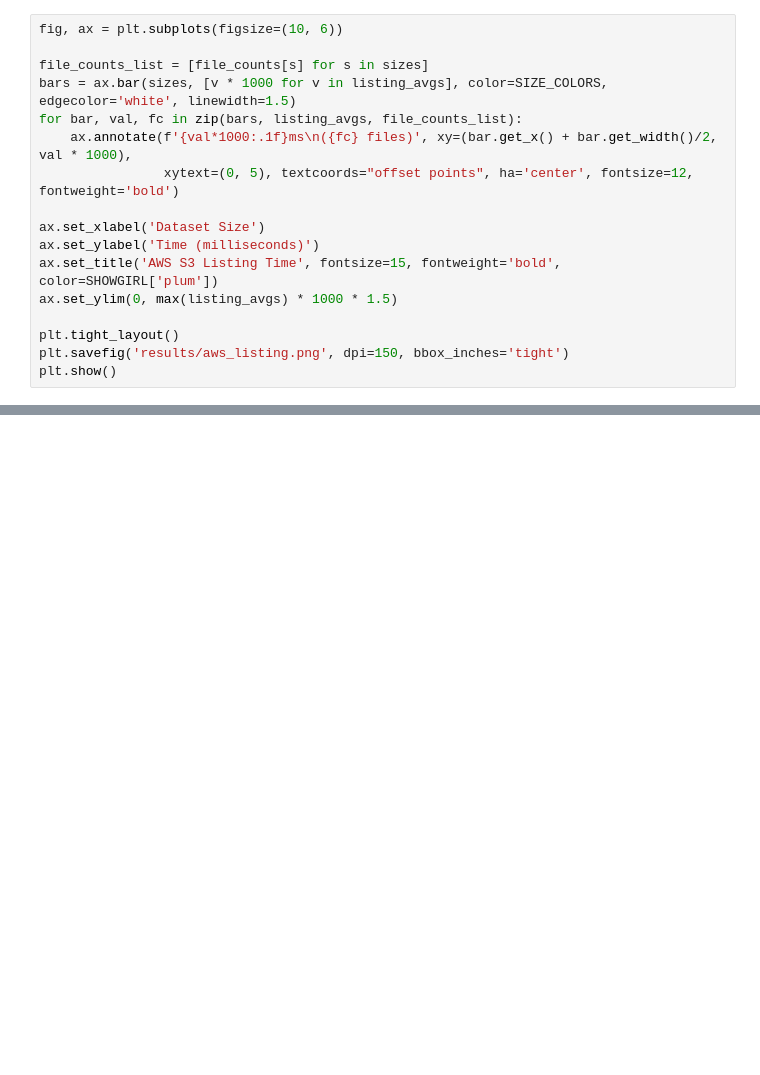
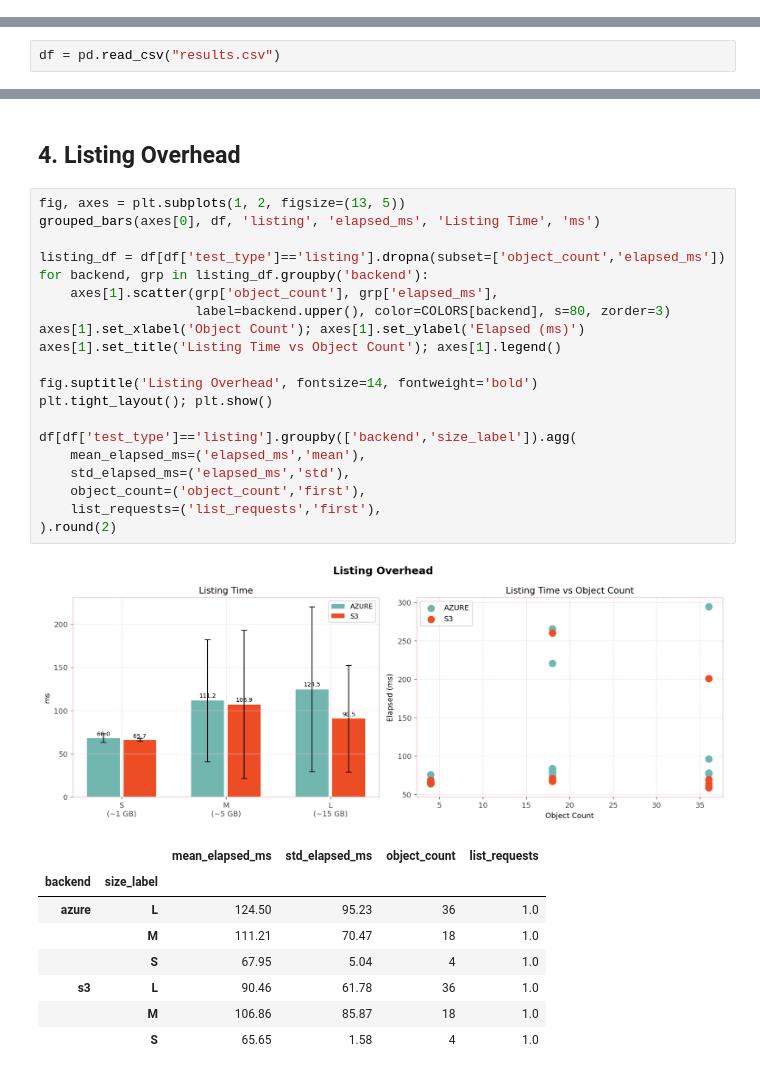
Before and after one commit to em-cd/ccbd-manifest-based-publishing, a Jupyter notebook: analysis.ipynb, the cells around one changed output, grey strips where cells are left out. Drawn from its saved outputs; the diff is of its cells as text; blank space fills up the shorter version.

```diff
--- a/analysis.ipynb
+++ b/analysis.ipynb
@@ -226,17 +0,0 @@ plt.show()
-# %%
-fig, ax = plt.subplots(figsize=(10, 6))
-
-file_counts_list = [file_counts[s] for s in sizes]
-bars = ax.bar(sizes, [v * 1000 for v in listing_avgs], color=SIZE_COLORS, edgecolor='white', linewidth=1.5)
-for bar, val, fc in zip(bars, listing_avgs, file_counts_list):
-    ax.annotate(f'{val*1000:.1f}ms\n({fc} files)', xy=(bar.get_x() + bar.get_width()/2, val * 1000),
-                xytext=(0, 5), textcoords="offset points", ha='center', fontsize=12, fontweight='bold')
-
-ax.set_xlabel('Dataset Size')
-ax.set_ylabel('Time (milliseconds)')
-ax.set_title('AWS S3 Listing Time', fontsize=15, fontweight='bold', color=SHOWGIRL['plum'])
-ax.set_ylim(0, max(listing_avgs) * 1000 * 1.5)
-
-plt.tight_layout()
-plt.savefig('results/aws_listing.png', dpi=150, bbox_inches='tight')
-plt.show()
@@ -578,0 +85,2 @@ L      Download     21.2         40.0         1.9       x
+# %%
+df = pd.read_csv("results.csv")
@@ -578,0 +232,32 @@ L      Download     21.2         40.0         1.9       x
+# %% [markdown]
+## 4. Listing Overhead
+# %%
+fig, axes = plt.subplots(1, 2, figsize=(13, 5))
+grouped_bars(axes[0], df, 'listing', 'elapsed_ms', 'Listing Time', 'ms')
+
+listing_df = df[df['test_type']=='listing'].dropna(subset=['object_count','elapsed_ms'])
+for backend, grp in listing_df.groupby('backend'):
+    axes[1].scatter(grp['object_count'], grp['elapsed_ms'],
+                    label=backend.upper(), color=COLORS[backend], s=80, zorder=3)
+axes[1].set_xlabel('Object Count'); axes[1].set_ylabel('Elapsed (ms)')
+axes[1].set_title('Listing Time vs Object Count'); axes[1].legend()
+
+fig.suptitle('Listing Overhead', fontsize=14, fontweight='bold')
+plt.tight_layout(); plt.show()
+
+df[df['test_type']=='listing'].groupby(['backend','size_label']).agg(
+    mean_elapsed_ms=('elapsed_ms','mean'),
+    std_elapsed_ms=('elapsed_ms','std'),
+    object_count=('object_count','first'),
+    list_requests=('list_requests','first'),
+).round(2)
+# %% [output]
+[figure, added]
+|  |  | mean_elapsed_ms | std_elapsed_ms | object_count | list_requests |
+| backend | size_label |  |  |  |  |
+| azure | L | 124.50 | 95.23 | 36 | 1.0 |
+|  | M | 111.21 | 70.47 | 18 | 1.0 |
+|  | S | 67.95 | 5.04 | 4 | 1.0 |
+| s3 | L | 90.46 | 61.78 | 36 | 1.0 |
+|  | M | 106.86 | 85.87 | 18 | 1.0 |
+|  | S | 65.65 | 1.58 | 4 | 1.0 |
```
Also changed, not shown: parts of 52 cells of this notebook, 5 other files.
